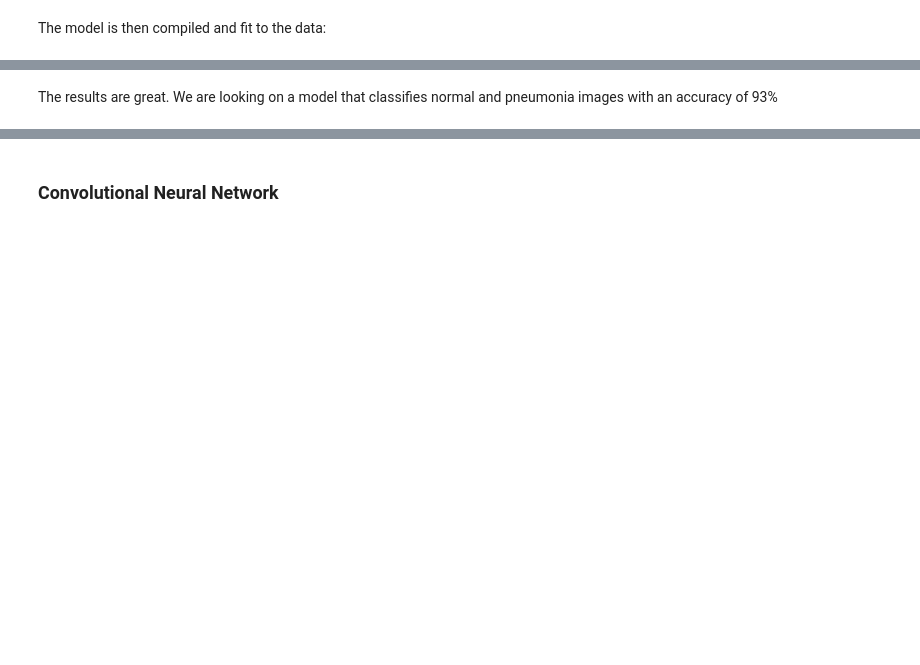
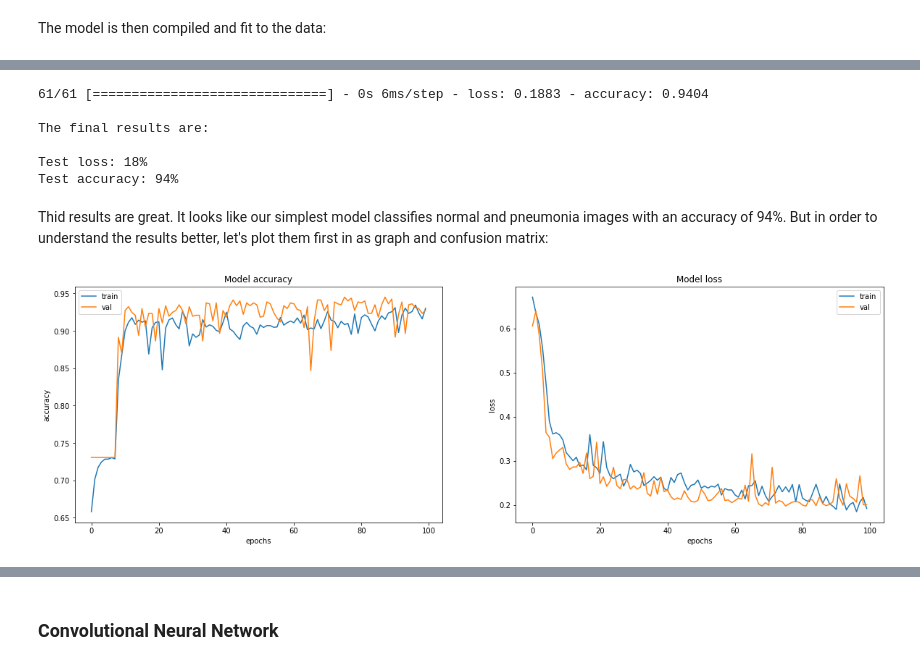
Before and after one commit to Zivbz/Kaggle---project---Xray-scans, a Jupyter notebook: chest_xray_project.ipynb, the cells around one changed output, grey strips where cells are left out. Cells and saved outputs as stored; diff of their text form; code cells hidden in the pictures; blank space fills up the shorter version.

Commit message:
renew data prep, new CNN, add SHAP method

```diff
--- a/chest_xray_project.ipynb
+++ b/chest_xray_project.ipynb
@@ -433,15 +401,3 @@ Image before normalization:
  [0.11764706 0.10588235 0.10588235 ... 0.13333333 0.13333333 0.1372549 ]]
 # %% [markdown]
 Following that, we would like to flatten the images, as this way it is easier to feed the images to the model. This will be done with the numpy flatten method. Then we would like to turn the list of images to an np array:
-# %%
-print("Before flattening: " + str(normal_data[0]))
-
-for index, image in enumerate(normal_data):
-    normal_data[index] = image.flatten()
-
-for index, image in enumerate(pneumonia_data):
-    pneumonia_data[index] = image. flatten()
-
-print("After flattening: " + str(normal_data[0]))
-
-images = np.array(normal_data + pneumonia_data)
@@ -466,0 +479,17 @@ X_train, X_test, y_train, y_test = train_test_split(images, images_labels, test_
+# %%
+# Creatin flatten data
+flatten_train_data = np.array([])
+flatten_train_labels = np.array([])
+flatten_valid_data = np.array([])
+flatten_valid_labels = np.array([])
+flatten_test_data = np.array([])
+flatten_test_labels = np.array([])
+
+flatten_train_data = train_data.reshape(train_data.shape[0],-1)
+flatten_train_labels = train_labels
+
+flatten_valid_data = valid_data.reshape(valid_data.shape[0],-1)
+flatten_valid_labels = valid_labels
+
+flatten_test_data = test_data.reshape(test_data.shape[0],-1)
+flatten_test_labels = test_labels
@@ -512,16 +606,10 @@ model.compile(loss='binary_crossentropy',
               optimizer='adam',
               metrics=['accuracy'])
 
-history = model.fit(X_train, y_train,
+basic_NN = model.fit(flatten_train_data, flatten_train_labels,
                     batch_size=128,
-                    epochs=30,
+                    epochs=100,
                     verbose=1,
                     shuffle=True,
-                    validation_data=(X_test, y_test))
-
-
-score = model.evaluate(X_test, y_test, verbose=1)
-
-print('Test loss:', score[0])
-print('Test accuracy:', score[1])
+                    validation_data=(flatten_valid_data, flatten_valid_labels))
 # %% [output]
@@ -545,2 +633,15 @@ Test accuracy: 0.93236303
+# %%
+plot_results(model, flatten_test_data, flatten_test_labels)
+# %% [output]
+61/61 [==============================] - 0s 6ms/step - loss: 0.1883 - accuracy: 0.9404
+
+The final results are:
+
+Test loss: 18%
+Test accuracy: 94%
 # %% [markdown]
-The results are great. We are looking on a model that classifies normal and pneumonia images with an accuracy of 93%
+Thid results are great. It looks like our simplest model classifies normal and pneumonia images with an accuracy of 94%. But in order to understand the results better, let's plot them first in as graph and confusion matrix:
+# %%
+plot_history(basic_NN)
+# %% [output]
+[figure, added]
```
Also changed, not shown: parts of 82 cells of this notebook.
